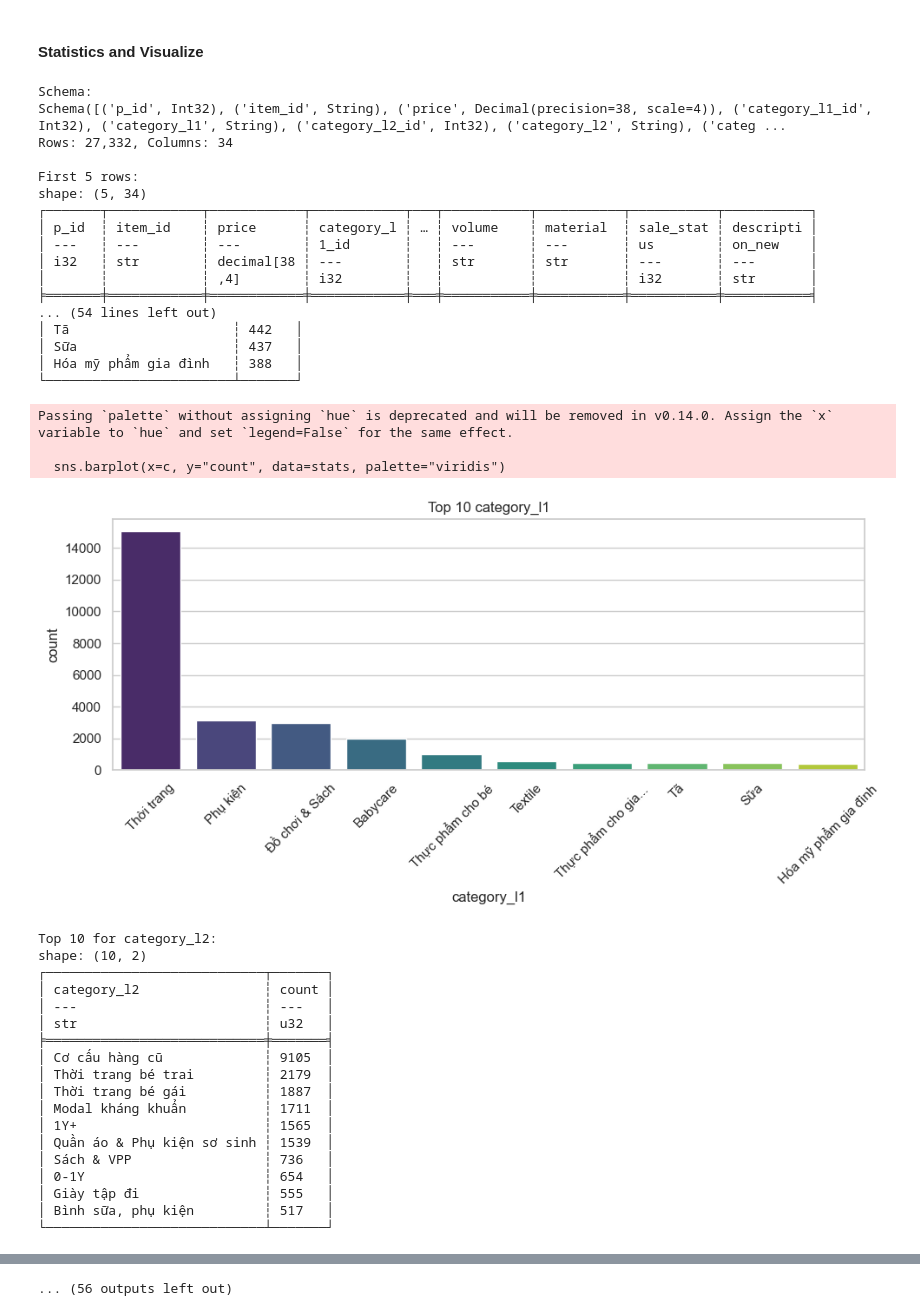
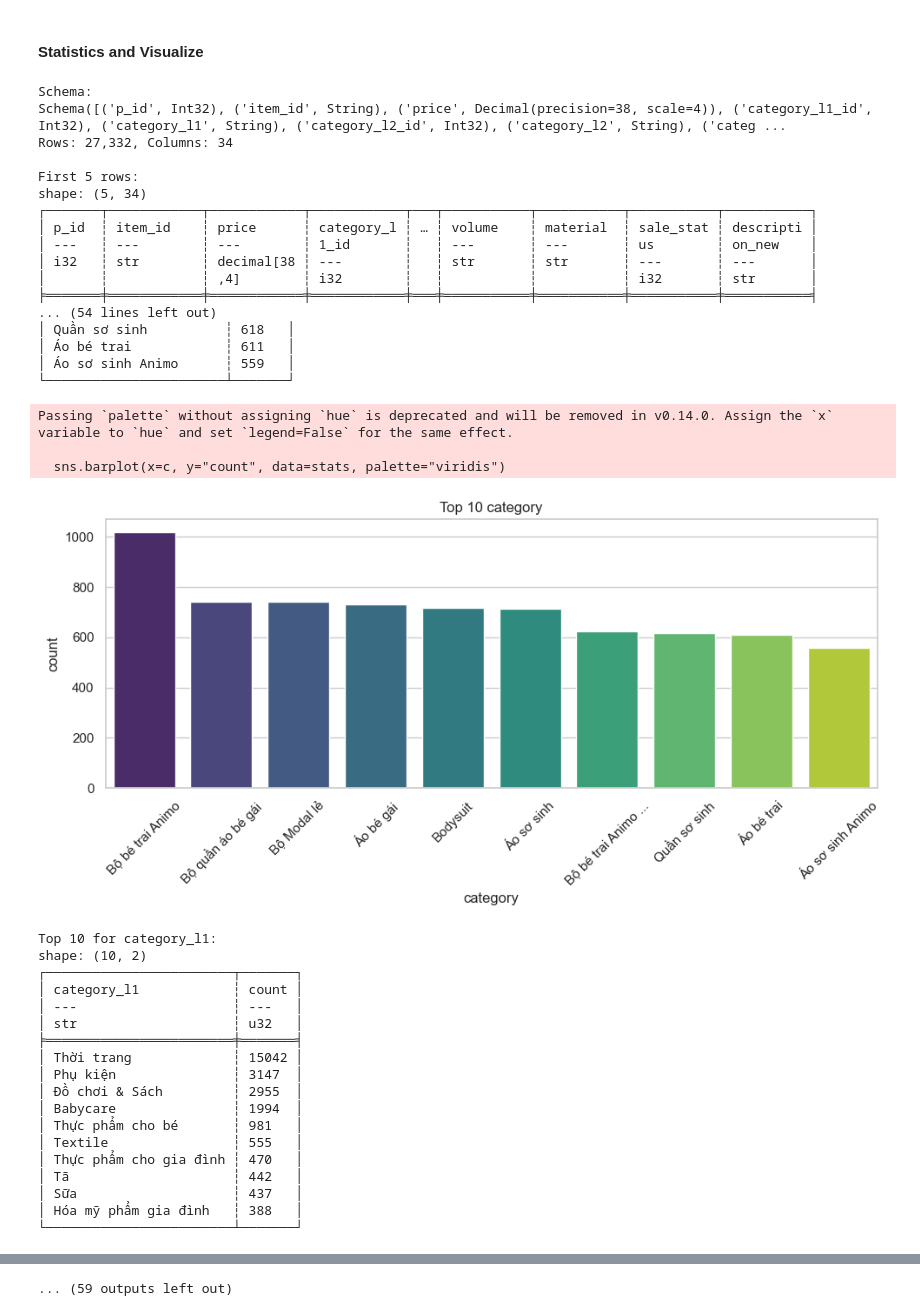
Before and after one commit to Aluminat2402/05_C_Python_For_ML, a Jupyter notebook: Task_1_EDA/Task_1_Phan_Tich_Don_Bien.ipynb, the cells around one changed output, grey strips where cells are left out. Cells and saved outputs as stored; diff of their text form; code cells hidden in the pictures.

```diff
--- a/Task_1_EDA/Task_1_Phan_Tich_Don_Bien.ipynb
+++ b/Task_1_EDA/Task_1_Phan_Tich_Don_Bien.ipynb
@@ -59,7 +59,7 @@ def read_parquet_by_type(train_path: str):
         "item_chunk": item_chunk_df
     }
 # %%
-train_path = './Item-Recommendation-Dataset'
+train_path = 'E:/KHMT2023_CS_UIT/05_C_Python_For_ML/recommendation_dataset'
 dataframes = read_parquet_by_type(train_path)
 
 df_user = dataframes["user_chunk"]
@@ -1921,7 +1921,7 @@ def sample_series_for_plot(df, col, sample_n=200_000):
 # -------------------------
 # Categorical overviews
 # -------------------------
-cat_cols = ["category_l1", "category_l2", "category_l3", "brand", "manufacturer",
+cat_cols = ["category", "category_l1", "category_l2", "category_l3", "brand", "manufacturer",
             "gender_target", "age_group", "item_type", "origin", "sale_status", "color", "size", "description", "description_new", "image_url",
             "is_deleted", "sync_error_message"]
 
@@ -2034,56 +2034,56 @@ for col in text_cols:
             plt.xlabel("chars")
             plt.tight_layout()
             plt.show()
 
 # -------------------------
 # Quick missingness report (top columns with most nulls)
 # -------------------------
 nulls_row = null_counts.to_pandas().T
 nulls_row.columns = ["null_count"]
 nulls_row["pct_null"] = nulls_row["null_count"] / df_item.height
 nulls_row = nulls_row.sort_values("pct_null", ascending=False).head(34)
 print("\nTop 34 columns by null %:")
 print(nulls_row)
 # %% [output]
 Schema:
 Schema([('p_id', Int32), ('item_id', String), ('price', Decimal(precision=38, scale=4)), ('category_l1_id', Int32), ('category_l1', String), ('category_l2_id', Int32), ('category_l2', String), ('categ ...
 Rows: 27,332, Columns: 34
 
 First 5 rows:
 shape: (5, 34)
 ┌───────┬────────────┬────────────┬────────────┬───┬───────────┬───────────┬───────────┬───────────┐
 │ p_id  ┆ item_id    ┆ price      ┆ category_l ┆ … ┆ volume    ┆ material  ┆ sale_stat ┆ descripti │
 │ ---   ┆ ---        ┆ ---        ┆ 1_id       ┆   ┆ ---       ┆ ---       ┆ us        ┆ on_new    │
 │ i32   ┆ str        ┆ decimal[38 ┆ ---        ┆   ┆ str       ┆ str       ┆ ---       ┆ ---       │
 │       ┆            ┆ ,4]        ┆ i32        ┆   ┆           ┆           ┆ i32       ┆ str       │
 ╞═══════╪════════════╪════════════╪════════════╪═══╪═══════════╪═══════════╪═══════════╪═══════════╡
 ... (54 lines left out)
-│ Tã                     ┆ 442   │
-│ Sữa                    ┆ 437   │
-│ Hóa mỹ phẩm gia đình   ┆ 388   │
-└────────────────────────┴───────┘
+│ Quần sơ sinh          ┆ 618   │
+│ Áo bé trai            ┆ 611   │
+│ Áo sơ sinh Animo      ┆ 559   │
+└───────────────────────┴───────┘
 Passing `palette` without assigning `hue` is deprecated and will be removed in v0.14.0. Assign the `x` variable to `hue` and set `legend=False` for the same effect.
 
   sns.barplot(x=c, y="count", data=stats, palette="viridis")
-[figure, old version]
+[figure, new version]
-Top 10 for category_l2:
+Top 10 for category_l1:
 shape: (10, 2)
-┌────────────────────────────┬───────┐
-│ category_l2                ┆ count │
-│ ---                        ┆ ---   │
-│ str                        ┆ u32   │
-╞════════════════════════════╪═══════╡
-│ Cơ cấu hàng cũ             ┆ 9105  │
-│ Thời trang bé trai         ┆ 2179  │
-│ Thời trang bé gái          ┆ 1887  │
-│ Modal kháng khuẩn          ┆ 1711  │
-│ 1Y+                        ┆ 1565  │
-│ Quần áo & Phụ kiện sơ sinh ┆ 1539  │
-│ Sách & VPP                 ┆ 736   │
-│ 0-1Y                       ┆ 654   │
-│ Giày tập đi                ┆ 555   │
-│ Bình sữa, phụ kiện         ┆ 517   │
-└────────────────────────────┴───────┘
+┌────────────────────────┬───────┐
+│ category_l1            ┆ count │
+│ ---                    ┆ ---   │
+│ str                    ┆ u32   │
+╞════════════════════════╪═══════╡
+│ Thời trang             ┆ 15042 │
+│ Phụ kiện               ┆ 3147  │
+│ Đồ chơi & Sách         ┆ 2955  │
+│ Babycare               ┆ 1994  │
+│ Thực phẩm cho bé       ┆ 981   │
+│ Textile                ┆ 555   │
+│ Thực phẩm cho gia đình ┆ 470   │
+│ Tã                     ┆ 442   │
+│ Sữa                    ┆ 437   │
+│ Hóa mỹ phẩm gia đình   ┆ 388   │
+└────────────────────────┴───────┘
 Passing `palette` without assigning `hue` is deprecated and will be removed in v0.14.0. Assign the `x` variable to `hue` and set `legend=False` for the same effect.
 
   sns.barplot(x=c, y="count", data=stats, palette="viridis")
@@ -2135 +2135 @@ Passing `palette` without assigning `hue` is deprecated and will be removed in v
-... (56 outputs left out)
+... (59 outputs left out)
```
Also changed, not shown: parts of 1 cell of this notebook, 6 other files.
